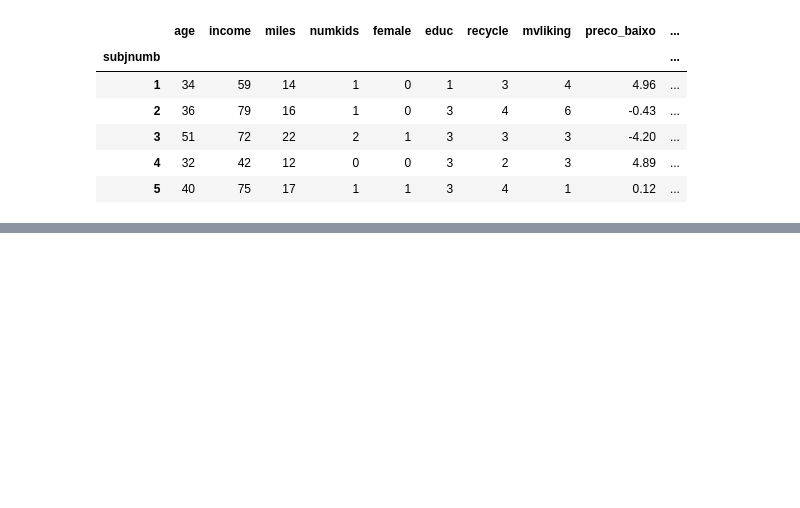
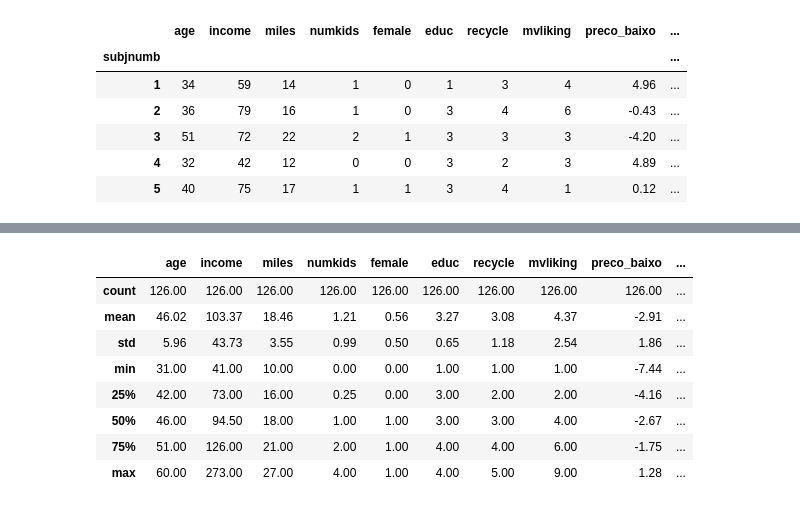
Before and after one commit to rhyanfrazao/projeto-clusterizacao-marketing, a Jupyter notebook: projeto-clusterizacao-kmeans.ipynb, the cells around one changed output, grey strips where cells are left out. Drawn from its saved outputs; the diff is of its cells as text; code cells hidden in the pictures; blank space fills up the shorter version.

```diff
--- a/projeto-clusterizacao-kmeans.ipynb
+++ b/projeto-clusterizacao-kmeans.ipynb
@@ -288,0 +392,12 @@ df_completo.head()
+# %%
+df_cluster2.describe()
+# %% [output]
+|  | age | income | miles | numkids | female | educ | recycle | mvliking | preco_baixo | ... |
+| count | 126.00 | 126.00 | 126.00 | 126.00 | 126.00 | 126.00 | 126.00 | 126.00 | 126.00 | ... |
+| mean | 46.02 | 103.37 | 18.46 | 1.21 | 0.56 | 3.27 | 3.08 | 4.37 | -2.91 | ... |
+| std | 5.96 | 43.73 | 3.55 | 0.99 | 0.50 | 0.65 | 1.18 | 2.54 | 1.86 | ... |
+| min | 31.00 | 41.00 | 10.00 | 0.00 | 0.00 | 1.00 | 1.00 | 1.00 | -7.44 | ... |
+| 25% | 42.00 | 73.00 | 16.00 | 0.25 | 0.00 | 3.00 | 2.00 | 2.00 | -4.16 | ... |
+| 50% | 46.00 | 94.50 | 18.00 | 1.00 | 1.00 | 3.00 | 3.00 | 4.00 | -2.67 | ... |
+| 75% | 51.00 | 126.00 | 21.00 | 2.00 | 1.00 | 4.00 | 4.00 | 6.00 | -1.75 | ... |
+| max | 60.00 | 273.00 | 27.00 | 4.00 | 1.00 | 4.00 | 5.00 | 9.00 | 1.28 | ... |
```
Also changed, not shown: parts of 14 cells of this notebook.
